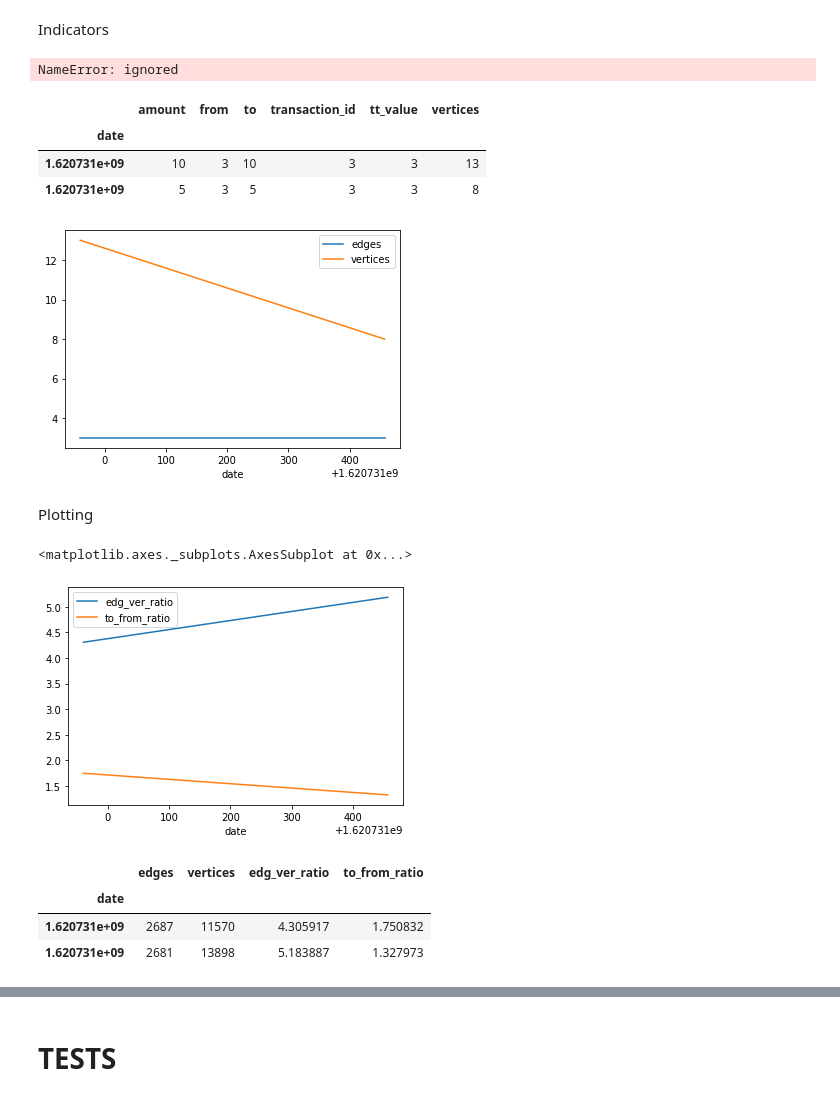
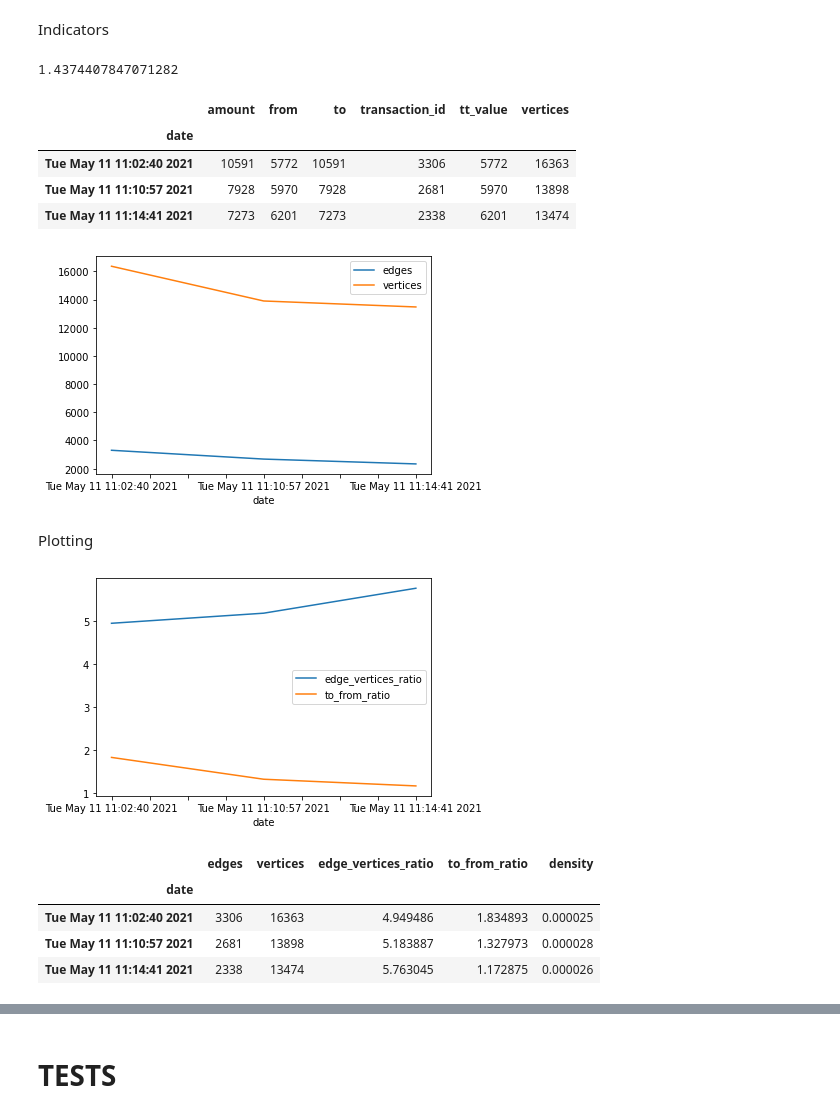
Before and after one commit to rkoprik/txs_graph, a Jupyter notebook: SoChain.ipynb, the cells around one changed output, grey strips where cells are left out. Saved outputs shown, nothing was run; the diff lists cells and outputs as text; code cells hidden in the pictures.

```diff
--- a/SoChain.ipynb
+++ b/SoChain.ipynb
@@ -12,16 +12,17 @@ import tabulate
 import pandas as pd
 import networkx as nx
 import numpy as np
+import datetime
 
 
 # 682950 - 683238: 11/05/2021
 # 683094 - initial example
 
 # range block
-block_range = list(range(683093, 683098))
+block_range = list(range(683093, 683100))
 
 r1 = 0
-r2 = 2
+r2 = 3
 size_block = range(r1, r2)
 
 # transaction info
@@ -31,11 +32,10 @@ input_value = []
 output_address = []
 output_value = []
 date = []
+date_form = []
 
 # range transaction
 r3 = 0
-r4 = len(txs)
-size = range(r3, r4)
 
 for y in size_block:
 
@@ -52,13 +52,16 @@ for y in size_block:
       # transaction id
       txs = content['data']['txs']
 
+      # range
+      r4 = len(txs)
+      size = range(r3, r4)
+
   for x in size:
 
     # transaction link
     link_txs = 'https://chain.so/api/v2/tx/BTC/' + str(txs[x])
 
     response = requests.get(link_txs)
-
 
     if response.status_code == 200:
           # everything went swimmingly parse the response as JSON
@@ -79,11 +82,10 @@ for y in size_block:
 
           # date
           date.append(content['data']['time'])
-          # time = content['data']['time']
-          # date.append(time)
 
           largest = max(len(transaction_id), len(input_address), len(input_value), len(output_address), len(output_value))
 
+    # filling for different len
     len_transaction_id = largest - len(transaction_id)
     len_input_address = largest - len(input_address)
     len_output_address = largest - len(output_address)
@@ -101,6 +103,7 @@ for y in size_block:
     output_value.extend(corr_output_address)
     date.extend(corr_date)
 
+# as data frame
 df_01 = pd.DataFrame({'transaction_id': transaction_id, 'from': input_address, 'tt_value': input_value, 'to': output_address, 'amount': output_value, 'date': date})
 
 
@@ -113,5 +116,15 @@ df.reset_index(drop=True, inplace=True)
  # fill NaN with previous data for all NaN, None
 df.date = df.date.fillna(method = 'ffill')
 df = df.fillna(value=np.nan)
+
+# convert epoch time
+for each in range(len(df.date)):
+  date_form.append(datetime.datetime.fromtimestamp(df.date[each]).strftime('%c'))
+
+# add date_form to df, drop old column and rename
+df['date_form'] = date_form
+df = df.drop(columns = 'date')
+df = df.rename(columns = {'date_form': 'date'}, inplace = False)
+
 df
 # %% [output]
@@ -131,24 +161,22 @@ Indicators
 df_counts = df.count()
 #np.sum(df.count())
 
+n_vertices = df['from'].notnull().sum() + df['to'].notnull().sum()
+n_vertices
 
 n_edges = len(txs)
 n_edges
 
-edge_vertices = n_vertices/n_edges
-edge_vertices
+edge_vertices_ratio = n_vertices/n_edges
+edge_vertices_ratio
 
-to_from = df['to'].notnull().sum()/df['from'].notnull().sum()
-to_from
-
-# df_indices = pd.DataFrame(n_vertices, columns = ['n_vertices', 'n_edges'])
-# df_indices
-
-n_vertices = df['from'].notnull().sum() + df['to'].notnull().sum()
-n_vertices
+to_from_ratio = df['to'].notnull().sum()/df['from'].notnull().sum()
+to_from_ratio
 # %% [output]
-NameError: ignored
+1.4374407847071282
 # %%
+import matplotlib.pyplot as plt
+
 # summarizes df
 df_solution = df.pivot_table(index=['date'], aggfunc='count')
 # creates new var with vertices
@@ -157,33 +185,41 @@ df_solution['vertices'] = df_solution['to'] + df_solution['from']
 df_egd_vert = pd.DataFrame({'edges': df_solution.transaction_id, 'vertices': df_solution.vertices})
 # plot
 df_egd_vert.plot()
+plt.savefig('egdes_vertices.png')
 df_solution
 # %% [output]
 |  | amount | from | to | transaction_id | tt_value | vertices |
 | date |  |  |  |  |  |  |
-| 1.620731e+09 | 10 | 3 | 10 | 3 | 3 | 13 |
-| 1.620731e+09 | 5 | 3 | 5 | 3 | 3 | 8 |
+| Tue May 11 11:02:40 2021 | 10591 | 5772 | 10591 | 3306 | 5772 | 16363 |
+| Tue May 11 11:10:57 2021 | 7928 | 5970 | 7928 | 2681 | 5970 | 13898 |
+| Tue May 11 11:14:41 2021 | 7273 | 6201 | 7273 | 2338 | 6201 | 13474 |
-[figure, old version]
+[figure, new version]
 # %% [markdown]
 Plotting
 # %%
 # creates new col with edge to vert ratio
-df_solution['edg_ver_ratio'] = df_solution['vertices'] / df_solution['transaction_id']
+df_solution['edge_vertices_ratio'] = df_solution['vertices'] / df_solution['transaction_id']
 # creates new col with to from ratio
 df_solution['to_from_ratio'] = df_solution['to'] / df_solution['from']
 # creates dataframe
-df_ratios = pd.DataFrame({'edg_ver_ratio': df_solution.edg_ver_ratio, 'to_from_ratio': df_solution.to_from_ratio})
+df_ratios = pd.DataFrame({'edge_vertices_ratio': df_solution.edge_vertices_ratio, 'to_from_ratio': df_solution.to_from_ratio})
 # plot
 df_ratios.plot()
+plt.savefig('ratios.png')
 # %% [output]
-<matplotlib.axes._subplots.AxesSubplot at 0x...>
-[figure, old version]
+[figure, new version]
 # %%
+# density
+df_solution['density'] = (2*df_solution['transaction_id']) / (df_solution['vertices']*(df_solution['vertices']-1))
+
 # consolidated data with ratios
-df_indicators = pd.DataFrame({'edges': df_solution.transaction_id, 'vertices': df_solution.vertices, 'edg_ver_ratio': df_solution.edg_ver_ratio, 'to_from_ratio': df_solution.to_from_ratio})
+df_indicators = pd.DataFrame({'edges': df_solution.transaction_id, 'vertices': df_solution.vertices,
+                              'edge_vertices_ratio': df_solution.edge_vertices_ratio, 'to_from_ratio': df_solution.to_from_ratio,
+                              'density': df_solution.density})
 df_indicators
 # %% [output]
-|  | edges | vertices | edg_ver_ratio | to_from_ratio |
-| date |  |  |  |  |
-| 1.620731e+09 | 2687 | 11570 | 4.305917 | 1.750832 |
-| 1.620731e+09 | 2681 | 13898 | 5.183887 | 1.327973 |
+|  | edges | vertices | edge_vertices_ratio | to_from_ratio | density |
+| date |  |  |  |  |  |
+| Tue May 11 11:02:40 2021 | 3306 | 16363 | 4.949486 | 1.834893 | 0.000025 |
+| Tue May 11 11:10:57 2021 | 2681 | 13898 | 5.183887 | 1.327973 | 0.000028 |
+| Tue May 11 11:14:41 2021 | 2338 | 13474 | 5.763045 | 1.172875 | 0.000026 |
```
Also changed, not shown: parts of 8 cells of this notebook.
